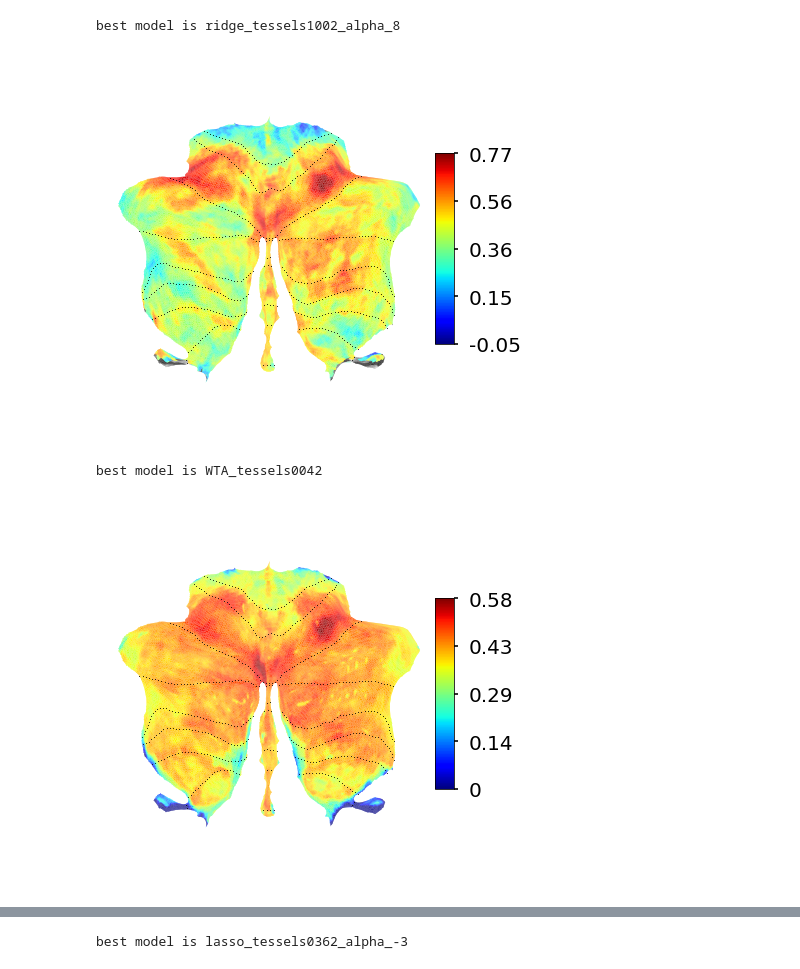
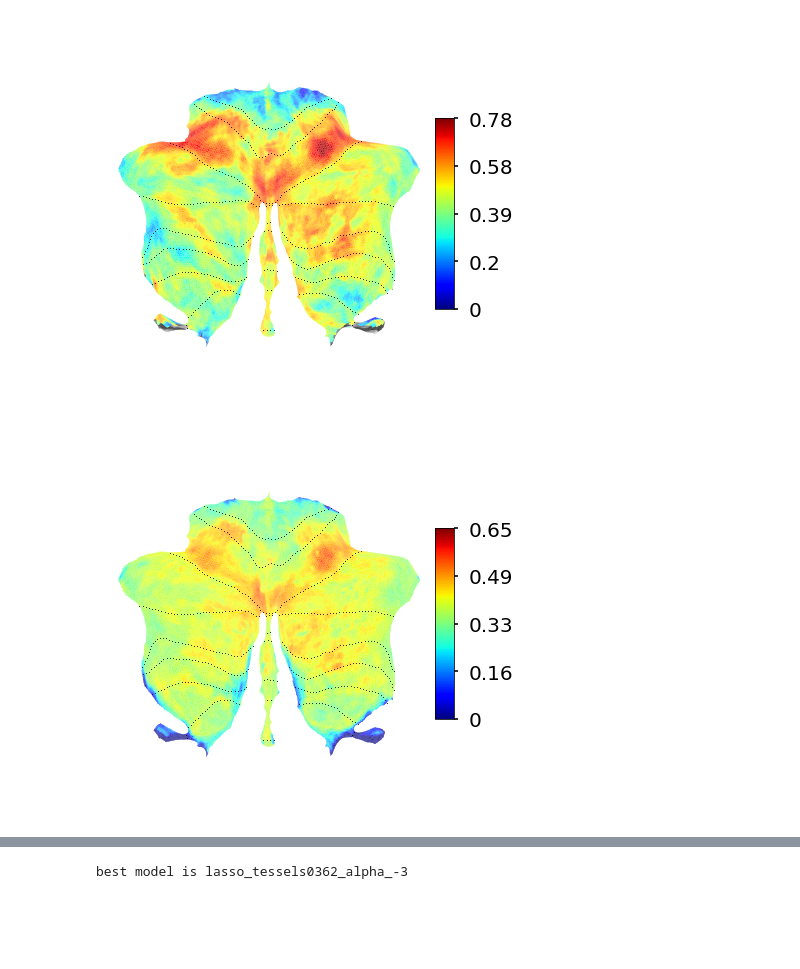
Before and after one commit to maedbhk/cerebellum_connectivity, a Jupyter notebook: notebooks/3.1-mk-models.ipynb, the cells around one changed output, grey strips where cells are left out. Cells and saved outputs as stored; diff of their text form; code cells hidden in the pictures; blank space fills up the shorter version.

```diff
--- a/notebooks/3.1-mk-models.ipynb
+++ b/notebooks/3.1-mk-models.ipynb
@@ -79,0 +111,13 @@ Ttest_relResult(statistic=-11.98240697960286, pvalue=2.2758495478027496e-11)
+# %%
+# PLOT Y NOISECEILING
+
+vis.plot_eval_predictions(dataframe=df_eval,
+                        normalized=True,
+                        plot_noiseceiling=False,
+                        x='num_regions',
+                        hue='method',
+                        )
+plt.xticks([0, 500, 1000, 1500]);
+dirs = const.Dirs()
+plt.ylim([0, 0.7])
+plt.savefig(os.path.join(dirs.figure, 'eval_predictions_weighted_all_normalized_XY.png'), pad_inches=0.1, bbox_inches='tight')
@@ -105,25 +159,31 @@ vis.map_eval_cerebellum(data="R",
 # %%
+outpath = os.path.join(dirs.figure, 'map_R_ridge_tessels1002_normalized.png')
+
 vis.map_eval_cerebellum(data="R",
             exp="sc1",
-            model_name='best_model',
+            model_name='ridge_tessels1002_alpha_8',
             method='ridge',
             normalize=True,
             colorbar=True,
-            title=False
+            title=False,
+            outpath=outpath,
+            cscale=[0, 0.78]
             )
 # %% [output]
-best model is ridge_tessels1002_alpha_8
-[figure, old version]
+[figure, new version]
 # %%
-# plot noiseceiling (R)
+# plot noiseceiling (R) - WTA XY
+
+outpath = os.path.join(dirs.figure, 'map_noiseceiling_XY_WTA_tessels1002.png')
 
 vis.map_eval_cerebellum(data="noiseceiling_XY_R",
             exp="sc1",
-            model_name='best_model',
+            model_name='WTA_tessels1002',
             method='WTA',
             colorbar=True,
-            title=False
+            outpath=outpath,
+            title=False,
+            cscale=[0, 0.65]
             )
 # %% [output]
-best model is WTA_tessels0042
-[figure, old version]
+[figure, new version]
```
Also changed, not shown: parts of 15 cells of this notebook, 2 other files.
